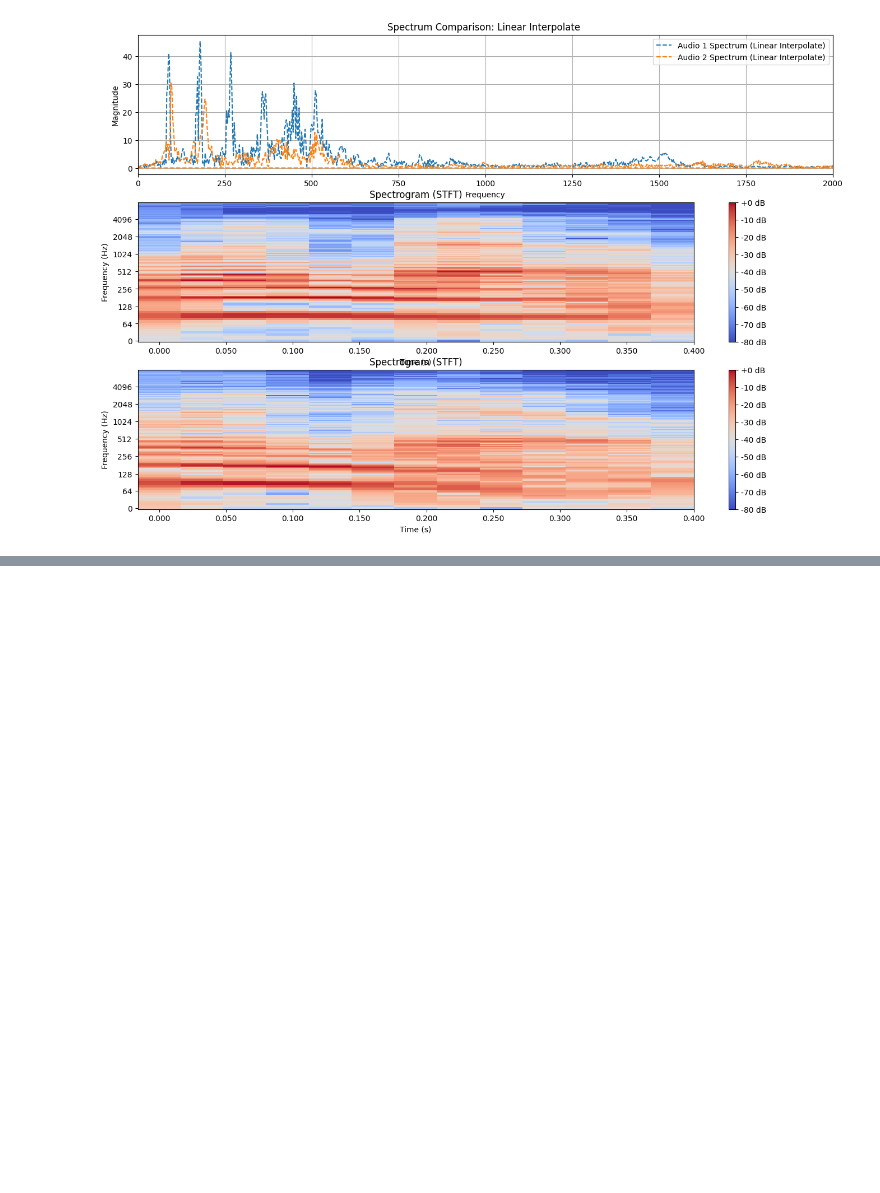
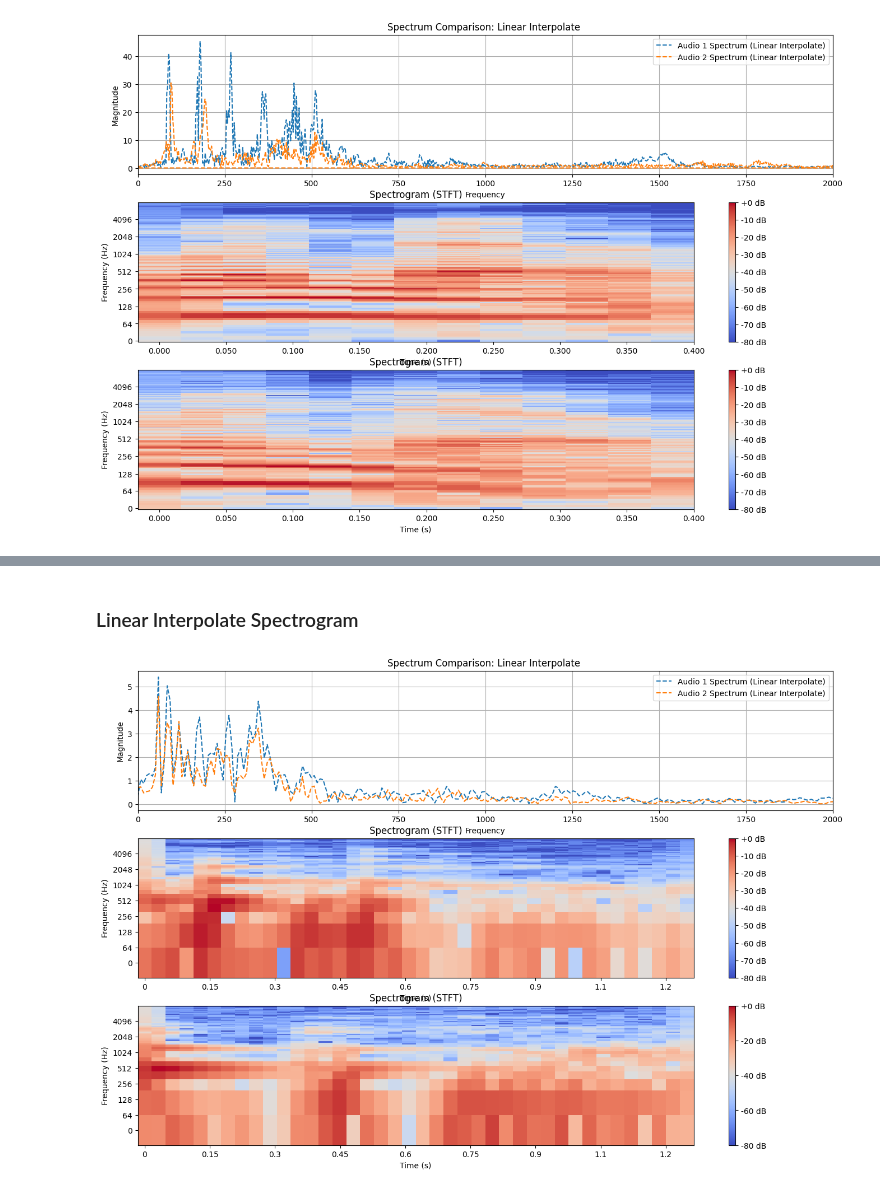
Before and after one commit to dashpulsar/dashpulsar.github.io, a Jupyter notebook: BrainlikeASR/Audio_Alignment_Test.ipynb, the cells around one changed output, grey strips where cells are left out. Saved outputs shown, nothing was run; the diff lists cells and outputs as text; code cells hidden in the pictures; blank space fills up the shorter version.

```diff
--- a/BrainlikeASR/Audio_Alignment_Test.ipynb
+++ b/BrainlikeASR/Audio_Alignment_Test.ipynb
@@ -456,0 +642,59 @@ plt.show()
+# %% [markdown]
+### Linear Interpolate Spectrogram
+# %%
+def alignment(audio1,audio2):
+
+    audio_tensor_1 = torch.tensor(audio1).unsqueeze(0).unsqueeze(0)
+    audio_tensor_2 = torch.tensor(audio2).unsqueeze(0).unsqueeze(0)
+
+    max_length = max(audio_tensor_1.shape[-1], audio_tensor_2.shape[-1])
+    if audio_tensor_1.shape[-1] < max_length:
+        audio_tensor_1 = F.interpolate(audio_tensor_1, size=max_length, mode='linear', align_corners=False)
+    else:
+        audio_tensor_2 = F.interpolate(audio_tensor_2, size=max_length, mode='linear', align_corners=False)
+    aligned_audio_1 = audio_tensor_1.squeeze()
+    aligned_audio_2 = audio_tensor_2.squeeze()
+    return aligned_audio_1.numpy(), aligned_audio_2.numpy()
+
+audio1_aligned ,audio2_aligned =alignment(audio1,audio2)
+target_length = max(len(audio1_aligned), len(audio2_aligned))
+
+plt.figure(figsize=(16, 11))
+plt.subplot(3, 1, 1)
+plt.plot(freqs1[:len(audio1_aligned) // 2], spectrum1[:len(audio1_aligned) // 2], label='Audio 1 Spectrum (Linear Interpolate)', linestyle='--')
+plt.plot(freqs2[:len(audio2_aligned) // 2], spectrum2[:len(audio2_aligned) // 2], label='Audio 2 Spectrum (Linear Interpolate)', linestyle='--')
+plt.title('Spectrum Comparison: Linear Interpolate ')
+plt.xlabel('Frequency')
+plt.ylabel('Magnitude')
+plt.xlim(0,2000)
+plt.legend()
+plt.grid(True)
+
+
+
+sr=16000
+plt.subplot(3, 1, 2)
+D = librosa.stft(audio1_aligned,n_fft=128)
+S_db = librosa.amplitude_to_db(np.abs(D), ref=np.max)
+S_mel = librosa.feature.melspectrogram(y=audio1_aligned, sr=sr, n_mels=512, fmax=8000)
+S_mel_db = librosa.power_to_db(S_mel, ref=np.max)
+librosa.display.specshow(S_db, sr=sr, x_axis='time', y_axis='log', cmap='coolwarm')
+plt.colorbar(format='%+2.0f dB')
+plt.title('Spectrogram (STFT)')
+plt.xlabel('Time (s)')
+plt.ylabel('Frequency (Hz)')
+
+
+plt.subplot(3, 1, 3)
+D = librosa.stft(audio2_aligned,n_fft=128)
+S_db = librosa.amplitude_to_db(np.abs(D), ref=np.max)
+S_mel = librosa.feature.melspectrogram(y=audio2_aligned, sr=sr, n_mels=512, fmax=8000)
+S_mel_db = librosa.power_to_db(S_mel, ref=np.max)
+librosa.display.specshow(S_db, sr=sr, x_axis='time', y_axis='log', cmap='coolwarm')
+plt.colorbar(format='%+2.0f dB')
+plt.title('Spectrogram (STFT)')
+plt.xlabel('Time (s)')
+plt.ylabel('Frequency (Hz)')
+plt.show()
+# %% [output]
+[figure, added]
```
Also changed, not shown: parts of 9 cells of this notebook.
